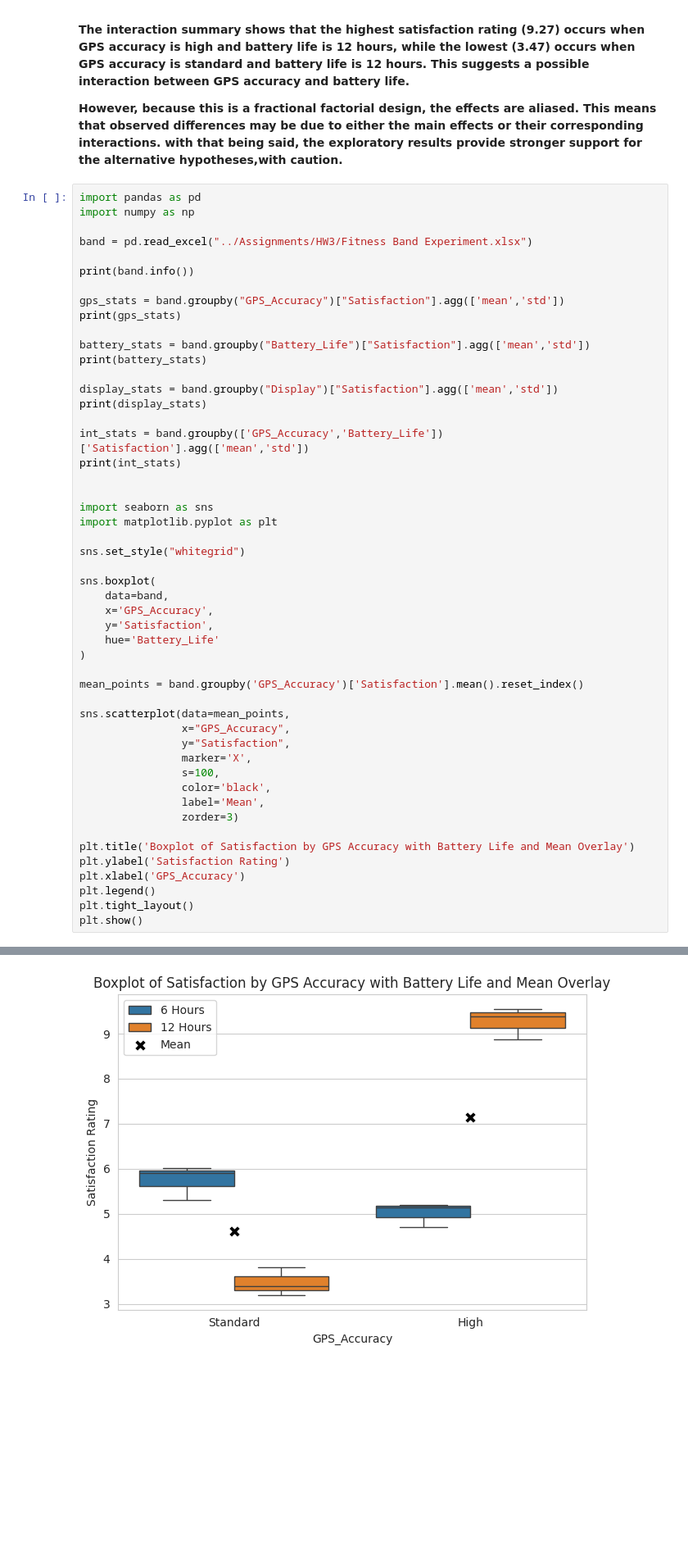
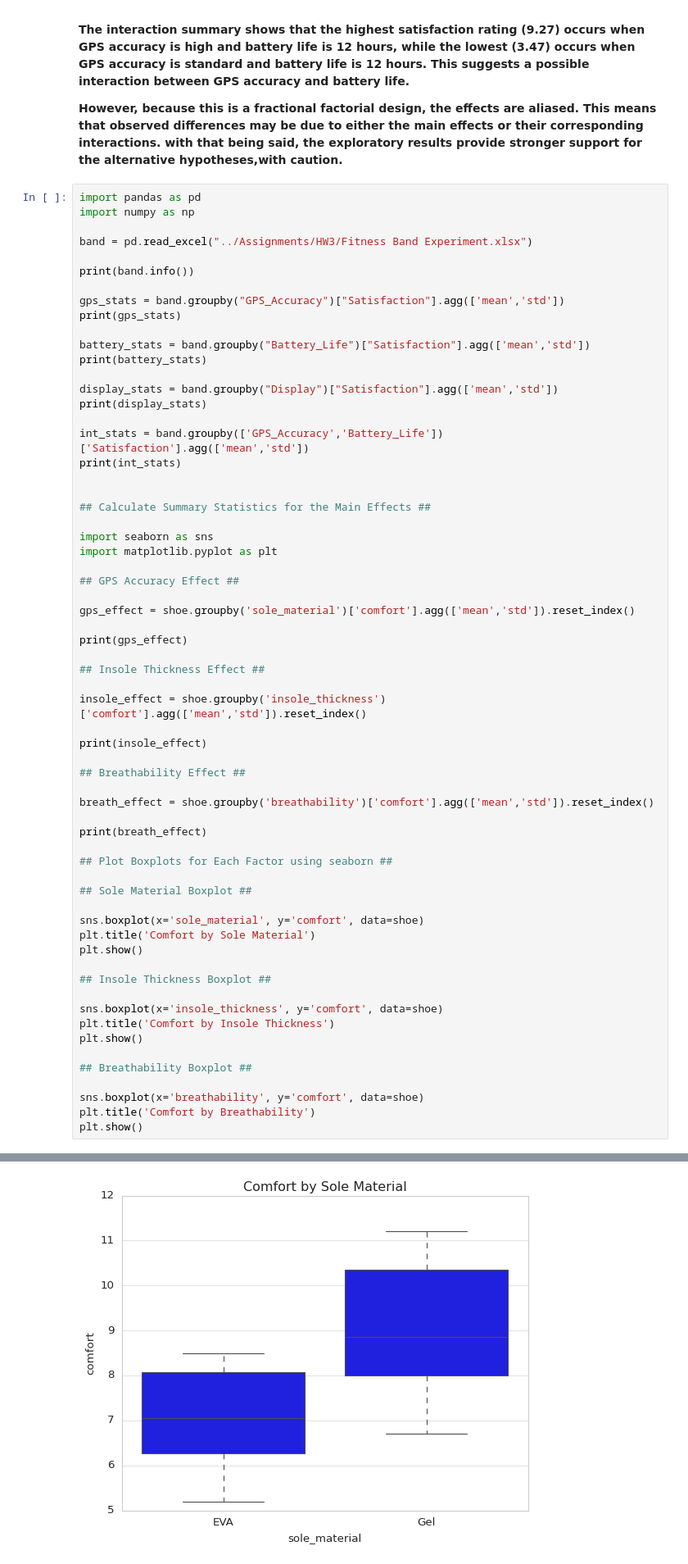
Before and after one commit to garrettspringsted/STAT-7220-Applied-Experimental-Design, a Jupyter notebook: Assignments/HW3/STAT-7220-HW3.ipynb, the cells around one changed output, grey strips where cells are left out. Shown at 82% size. Cells and saved outputs as stored; diff of their text form; blank space fills up the shorter version.

```diff
--- a/Assignments/HW3/STAT-7220-HW3.ipynb
+++ b/Assignments/HW3/STAT-7220-HW3.ipynb
@@ -599,35 +594,48 @@ int_stats = band.groupby(['GPS_Accuracy','Battery_Life'])['Satisfaction'].agg(['
 print(int_stats)
 
 
+## Calculate Summary Statistics for the Main Effects ##
+
 import seaborn as sns
 import matplotlib.pyplot as plt
 
-sns.set_style("whitegrid")
+## GPS Accuracy Effect ##
 
-sns.boxplot(
-    data=band,
-    x='GPS_Accuracy',
-    y='Satisfaction',
-    hue='Battery_Life'
-)
+gps_effect = shoe.groupby('sole_material')['comfort'].agg(['mean','std']).reset_index()
 
-mean_points = band.groupby('GPS_Accuracy')['Satisfaction'].mean().reset_index()
+print(gps_effect)
 
-sns.scatterplot(data=mean_points,
-                x="GPS_Accuracy",
-                y="Satisfaction",
-                marker='X',
-                s=100,
-                color='black',
-                label='Mean',
-                zorder=3)
+## Insole Thickness Effect ##
 
-plt.title('Boxplot of Satisfaction by GPS Accuracy with Battery Life and Mean Overlay')
-plt.ylabel('Satisfaction Rating')
-plt.xlabel('GPS_Accuracy')
-plt.legend()
-plt.tight_layout()
+insole_effect = shoe.groupby('insole_thickness')['comfort'].agg(['mean','std']).reset_index()
+
+print(insole_effect)
+
+## Breathability Effect ##
+
+breath_effect = shoe.groupby('breathability')['comfort'].agg(['mean','std']).reset_index()
+
+print(breath_effect)
+
+## Plot Boxplots for Each Factor using seaborn ##
+
+## Sole Material Boxplot ##
+
+sns.boxplot(x='sole_material', y='comfort', data=shoe)
+plt.title('Comfort by Sole Material')
 plt.show()
+
+## Insole Thickness Boxplot ##
+
+sns.boxplot(x='insole_thickness', y='comfort', data=shoe)
+plt.title('Comfort by Insole Thickness')
+plt.show()
+
+## Breathability Boxplot ##
+
+sns.boxplot(x='breathability', y='comfort', data=shoe)
+plt.title('Comfort by Breathability')
+plt.show()
 # %% [output]
 <class 'pandas.core.frame.DataFrame'>
 RangeIndex: 12 entries, 0 to 11
@@ -649 +657 @@ Standard     12 Hours      3.470000  0.320780
-[figure, old version]
+[figure, new version]
```
Also changed, not shown: parts of 9 cells of this notebook.
